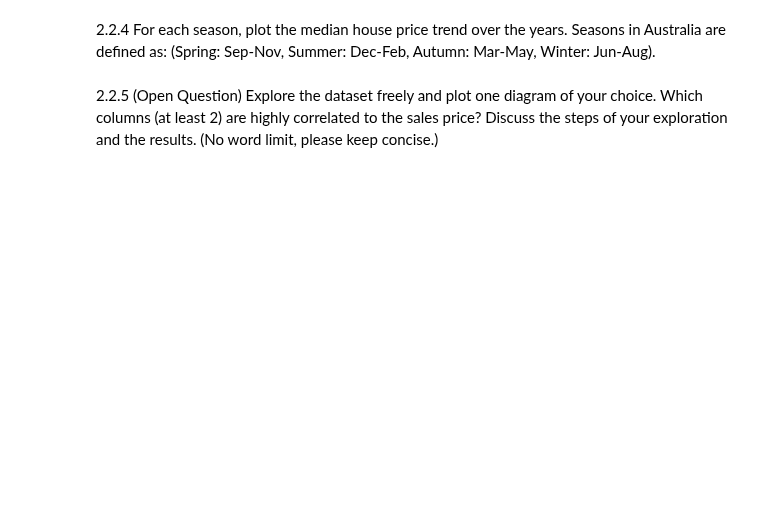
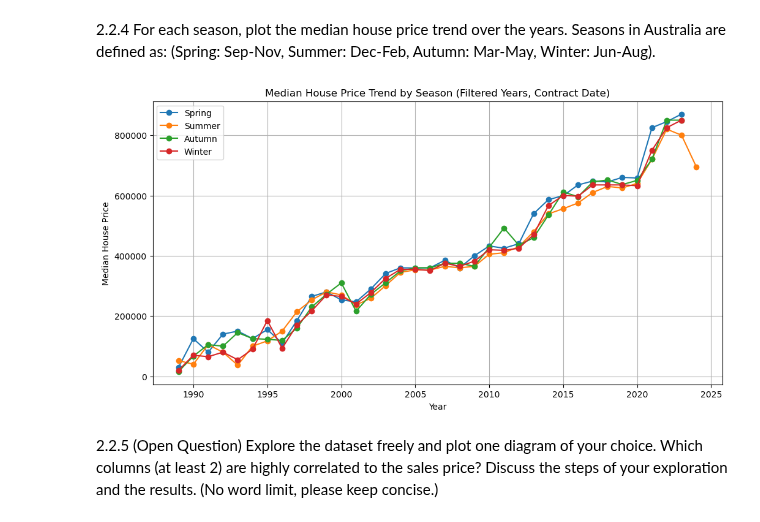
Before and after one commit to TheUnseenz/Monash, a Jupyter notebook: Sem3/FIT5202BigData/Docker/Assignment/A1_atleo4.ipynb, the cells around one changed output. Drawn from its saved outputs; the diff is of its cells as text; code cells hidden in the pictures; blank space fills up the shorter version.

```diff
--- a/Sem3/FIT5202BigData/Docker/Assignment/A1_atleo4.ipynb
+++ b/Sem3/FIT5202BigData/Docker/Assignment/A1_atleo4.ipynb
@@ -490,4 +681,67 @@ Show the count of each type in a table.
 # %% [markdown]
 2.2.4 For each season, plot the median house price trend over the years. Seasons in Australia are defined as: (Spring: Sep-Nov, Summer: Dec-Feb, Autumn: Mar-May, Winter: Jun-Aug).
+# %%
+from pyspark.sql.functions import col, month, year, when, expr
+import matplotlib.pyplot as plt
+
+# Compute IQR bounds using a temporary year column
+year_bounds = (
+    property_price_df
+    .withColumn("year", year(col("iso_contract_date")))
+    .agg(
+        expr("percentile_approx(year, 0.25)").alias("q1"),
+        expr("percentile_approx(year, 0.75)").alias("q3")
+    )
+    .collect()[0]
+)
+q1, q3 = year_bounds.q1, year_bounds.q3
+iqr = q3 - q1
+lower_bound, upper_bound = int(q1 - 1.5*iqr), 2025
+
+# Filter property_price_df to year bounds
+property_price_df = property_price_df.filter(
+    (year(col("iso_contract_date")) >= lower_bound) &
+    (year(col("iso_contract_date")) <= upper_bound)
+)
+
+# Create the seasons-enriched version (adds year/month only here)
+property_price_df_seasons = (
+    property_price_df
+    .withColumn("year", year(col("iso_contract_date")))
+    .withColumn("month", month(col("iso_contract_date")))
+    .withColumn(
+        "season",
+        when(col("month").isin(9, 10, 11), "Spring")
+        .when(col("month").isin(12, 1, 2), "Summer")
+        .when(col("month").isin(3, 4, 5), "Autumn")
+        .when(col("month").isin(6, 7, 8), "Winter")
+    )
+)
+
+# Median purchase_price per year + season
+seasonal_median = (
+    property_price_df_seasons
+    .groupBy("year", "season")
+    .agg(expr("percentile_approx(purchase_price, 0.5)").alias("median_price"))
+    .orderBy("year", "season")
+)
+
+# Collect to pandas for plotting
+seasonal_pdf = seasonal_median.toPandas()
+
+plt.figure(figsize=(12,6))
+
+for season in ["Spring", "Summer", "Autumn", "Winter"]:
+    subset = seasonal_pdf[seasonal_pdf["season"] == season]
+    plt.plot(subset["year"], subset["median_price"], marker="o", label=season)
+
+plt.xlabel("Year")
+plt.ylabel("Median House Price")
+plt.title("Median House Price Trend by Season (Filtered Years, Contract Date)")
+plt.legend()
+plt.grid(True)
+plt.show()
+# %% [output]
+[figure, added]
 # %% [markdown]
 2.2.5 (Open Question) Explore the dataset freely and plot one diagram of your choice. Which columns (at least 2) are highly correlated to the sales price? Discuss the steps of your exploration and the results. (No word limit, please keep concise.)
```
Also changed, not shown: parts of 4 cells of this notebook, 3 other files.
